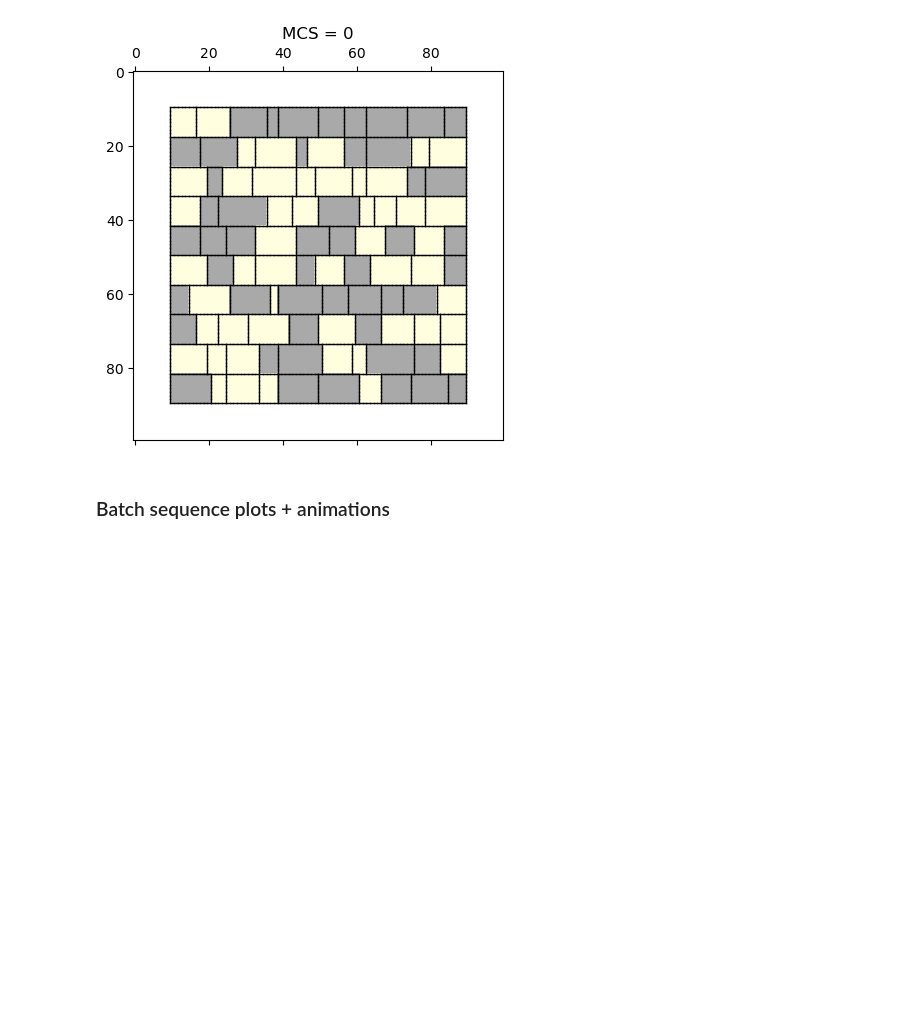
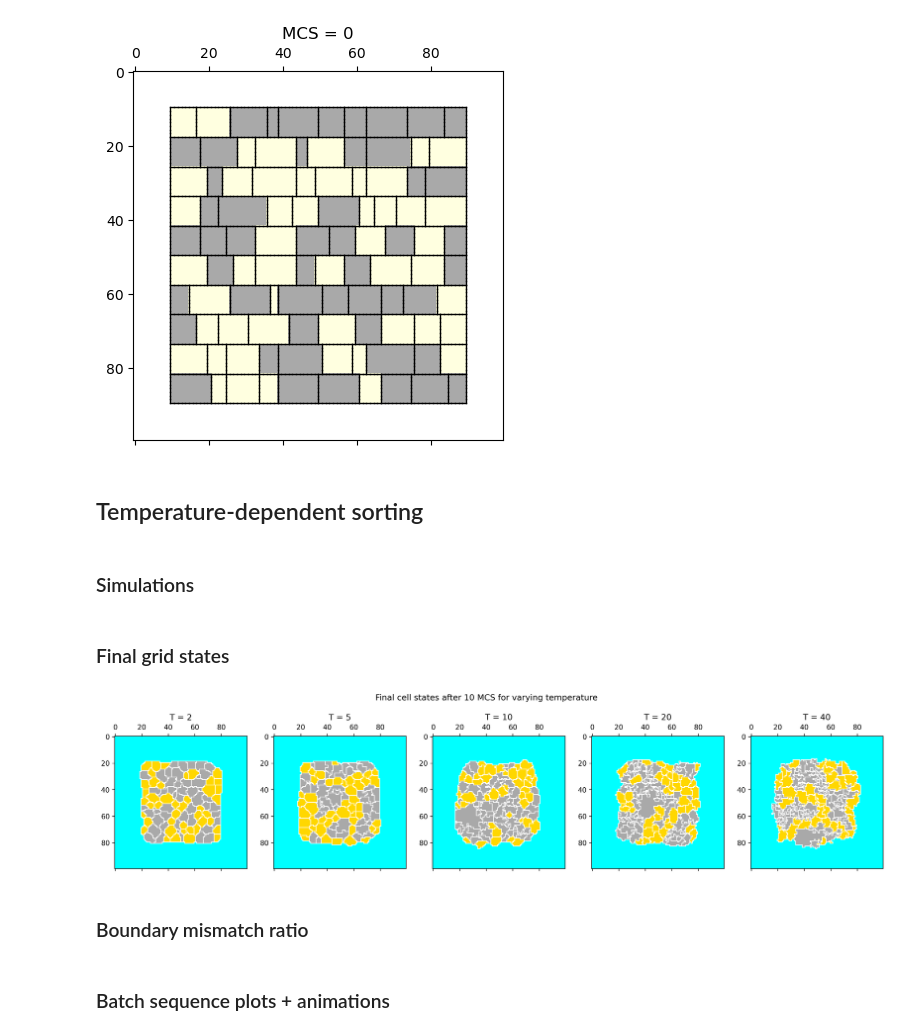
Before and after one commit to jonas4climate/metabolic-cellular-modelling, a Jupyter notebook: assignment4.ipynb, the cells around one changed output. Saved outputs shown, nothing was run; the diff lists cells and outputs as text; code cells hidden in the pictures; blank space fills up the shorter version.

```diff
--- a/assignment4.ipynb
+++ b/assignment4.ipynb
@@ -568,3 +624,51 @@ anim = animate_grids(grids, return_metrics_at, fps, n_types, COLORS)
 anim.save(f'{MEDIA_PATH}/animated_cellular_potts_paper_{n_MCS}MCS_{frames}_frames_{fps}_fps.gif', writer='ffmpeg')
 # %% [output]
 [figure]
+# %% [markdown]
+## Temperature-dependent sorting
+# %%
+# Varying la temperatura
+Ts = [2, 5, 10, 20, 40]
+
+n_MCS = 10 # TODO: Delete
+
+# Return the grid at this time steps (MCS)
+return_grids_at = [n_MCS]
+# %% [markdown]
+### Simulations
+# %%
+# Containers for results
+gridss = []
+areass = []
+cell_idss = []
+boundary_mismatch_ratioss = []
+fractional_medium_lengthss = []
+# %%
+for T in Ts:
+    # Initial grid
+    grid = rectangular_grid(nx, n_rows, n_cols, width, height)
+
+    # Simulation
+    _, metrics = Cellular_Potts_model(grid, J, A, n_MCS, n_types, T, k, lam_vol, return_grids_at)
+
+    gridss.append(metrics['grids'])
+    areass.append(metrics['areas'])
+    cell_idss.append(metrics['cell_ids'])
+    boundary_mismatch_ratioss.append(metrics['mismatch_ratio'])
+    fractional_medium_lengthss.append(np.array(metrics['fractional_medium_length']))
+# %% [markdown]
+### Final grid states
+# %%
+fig, ax = plt.subplots(1, len(Ts), figsize=(4*len(Ts), 4.5), dpi=300)
+
+for (i, T) in enumerate(Ts):
+    plot_cellular_potts(ax[i], gridss[i][-1], n_types, n_MCS, COLORS)
+    ax[i].set_title(f"T = {T}")
+
+plt.suptitle(f"Final cell states after {n_MCS} MCS for varying temperature")
+fig.savefig(f'{MEDIA_PATH}/temperature_variation_final_states.png', bbox_inches='tight')
+plt.show()
+# %% [output]
+[figure, added]
+# %% [markdown]
+### Boundary mismatch ratio
```
Also changed, not shown: parts of 8 cells of this notebook, 1 other file.
